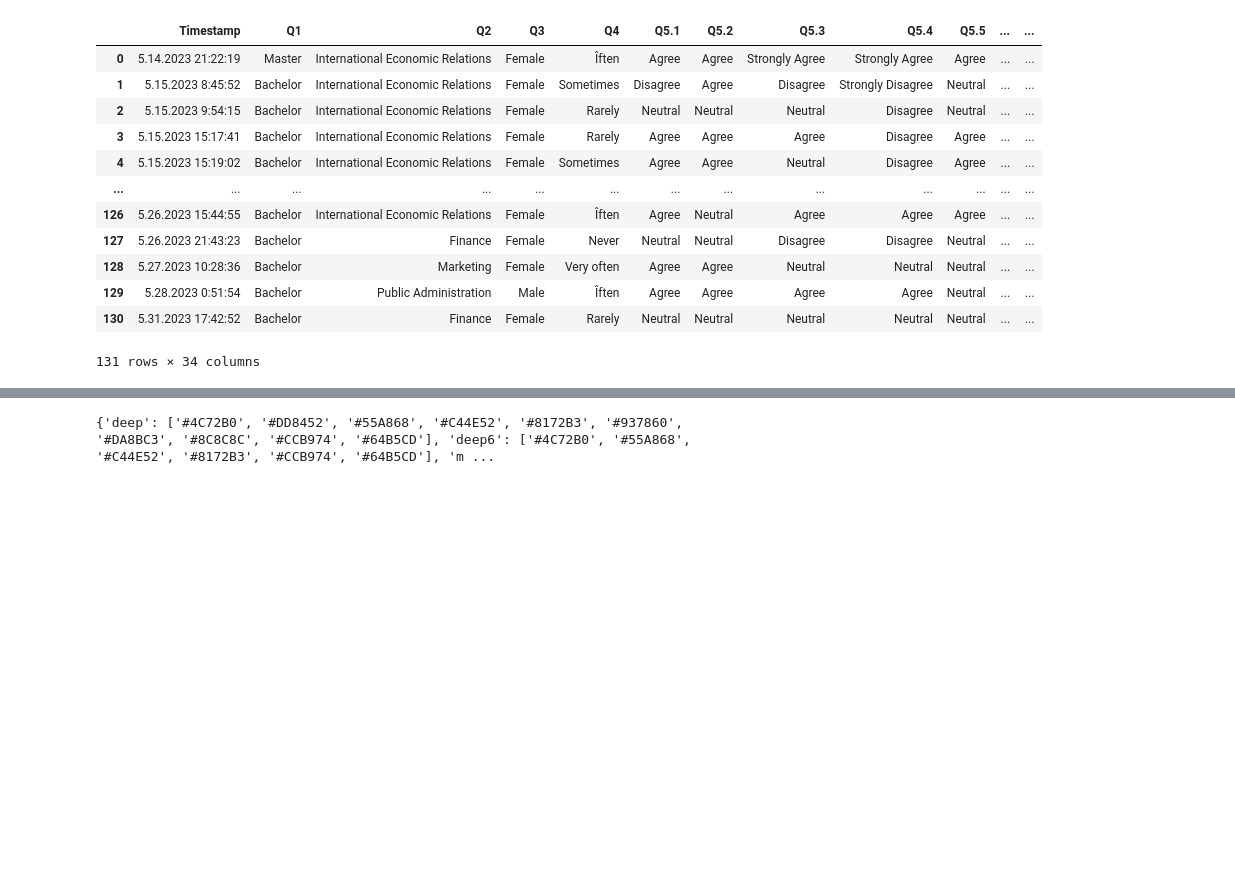
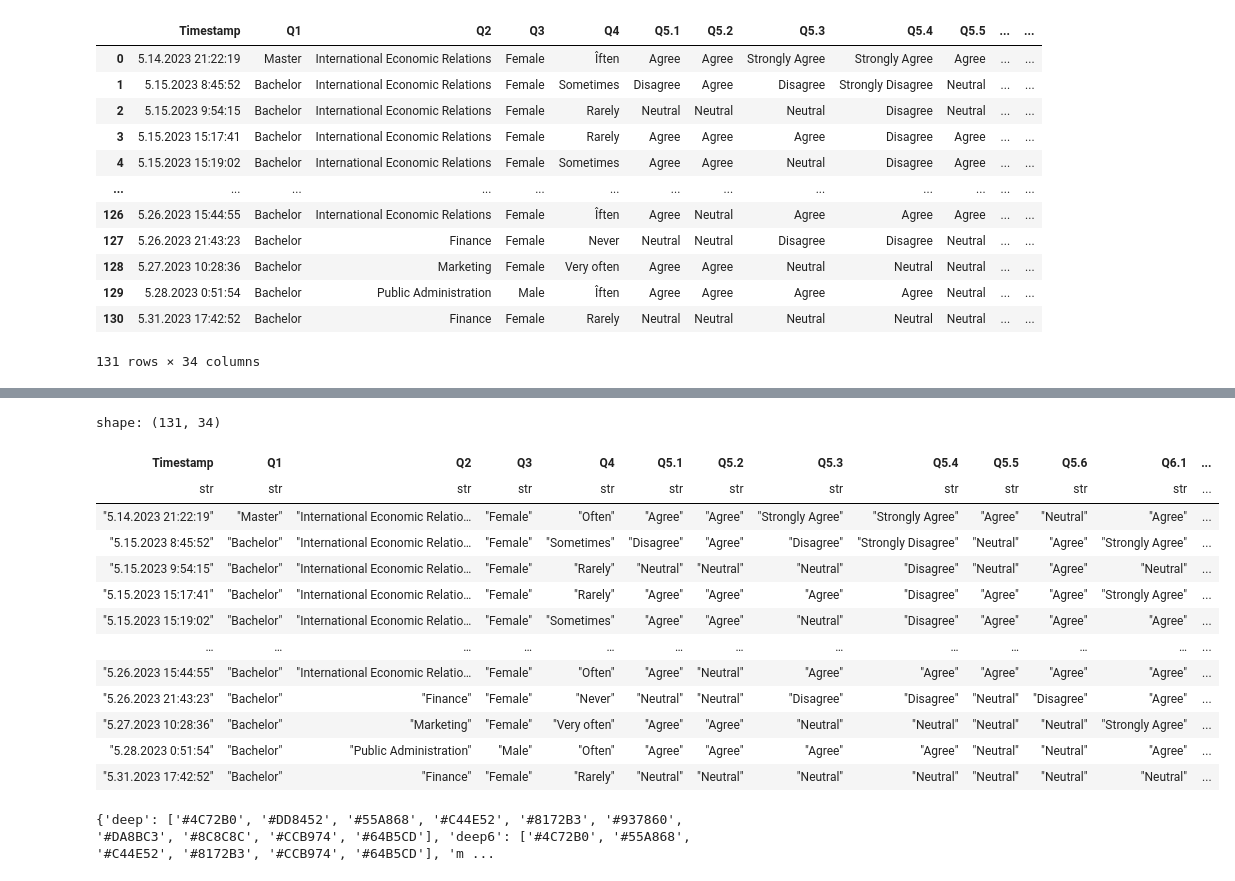
Before and after one commit to ZygimantasB/polars_library, a Jupyter notebook: kaggle/students_ai.ipynb, the cells around one changed output, grey strips where cells are left out. Saved outputs shown, nothing was run; the diff lists cells and outputs as text; code cells hidden in the pictures; blank space fills up the shorter version.

```diff
--- a/kaggle/students_ai.ipynb
+++ b/kaggle/students_ai.ipynb
@@ -49,6 +51,29 @@ shape: (131, 34)
 | "5.27.2023 10:28:36" | "Bachelor" | "Marketing" | "Female" | "Very often" | "Agree" | "Agree" | "Neutral" | "Neutral" | "Neutral" | "Neutral" | "Strongly Agree" | ... |
 | "5.28.2023 0:51:54" | "Bachelor" | "Public Administration" | "Male" | "Îften" | "Agree" | "Agree" | "Agree" | "Agree" | "Neutral" | "Neutral" | "Agree" | ... |
 | "5.31.2023 17:42:52" | "Bachelor" | "Finance" | "Female" | "Rarely" | "Neutral" | "Neutral" | "Neutral" | "Neutral" | "Neutral" | "Neutral" | "Neutral" | ... |
+# %%
+pl_data = pl_data.with_columns(
+    # pl.col('Timestamp').str.strptime(pl.Datetime, '%m.%d.%Y %H:%M:%S').alias('Timestamp'),
+    pl.col('Q2').str.strip_chars_end(' ').str.strip_chars_start(' ').alias('Q2'),
+    pl.col('Q4').str.replace("Îften", "Often").alias('Q4'),
+    pl.col('Q10').fill_null('No answer').alias('Q10'),
+)
+pl_data
+# %% [output]
+shape: (131, 34)
+| Timestamp | Q1 | Q2 | Q3 | Q4 | Q5.1 | Q5.2 | Q5.3 | Q5.4 | Q5.5 | Q5.6 | Q6.1 | ... |
+| str | str | str | str | str | str | str | str | str | str | str | str | ... |
+| "5.14.2023 21:22:19" | "Master" | "International Economic Relatio… | "Female" | "Often" | "Agree" | "Agree" | "Strongly Agree" | "Strongly Agree" | "Agree" | "Neutral" | "Agree" | ... |
+| "5.15.2023 8:45:52" | "Bachelor" | "International Economic Relatio… | "Female" | "Sometimes" | "Disagree" | "Agree" | "Disagree" | "Strongly Disagree" | "Neutral" | "Agree" | "Strongly Agree" | ... |
+| "5.15.2023 9:54:15" | "Bachelor" | "International Economic Relatio… | "Female" | "Rarely" | "Neutral" | "Neutral" | "Neutral" | "Disagree" | "Neutral" | "Agree" | "Neutral" | ... |
+| "5.15.2023 15:17:41" | "Bachelor" | "International Economic Relatio… | "Female" | "Rarely" | "Agree" | "Agree" | "Agree" | "Disagree" | "Agree" | "Agree" | "Strongly Agree" | ... |
+| "5.15.2023 15:19:02" | "Bachelor" | "International Economic Relatio… | "Female" | "Sometimes" | "Agree" | "Agree" | "Neutral" | "Disagree" | "Agree" | "Agree" | "Agree" | ... |
+| … | … | … | … | … | … | … | … | … | … | … | … | ... |
+| "5.26.2023 15:44:55" | "Bachelor" | "International Economic Relatio… | "Female" | "Often" | "Agree" | "Neutral" | "Agree" | "Agree" | "Agree" | "Agree" | "Agree" | ... |
+| "5.26.2023 21:43:23" | "Bachelor" | "Finance" | "Female" | "Never" | "Neutral" | "Neutral" | "Disagree" | "Disagree" | "Neutral" | "Disagree" | "Agree" | ... |
+| "5.27.2023 10:28:36" | "Bachelor" | "Marketing" | "Female" | "Very often" | "Agree" | "Agree" | "Neutral" | "Neutral" | "Neutral" | "Neutral" | "Strongly Agree" | ... |
+| "5.28.2023 0:51:54" | "Bachelor" | "Public Administration" | "Male" | "Often" | "Agree" | "Agree" | "Agree" | "Agree" | "Neutral" | "Neutral" | "Agree" | ... |
+| "5.31.2023 17:42:52" | "Bachelor" | "Finance" | "Female" | "Rarely" | "Neutral" | "Neutral" | "Neutral" | "Neutral" | "Neutral" | "Neutral" | "Neutral" | ... |
 # %%
 # pl_data = pl_data.rename(
 #     {
```
Also changed, not shown: parts of 17 cells of this notebook.
